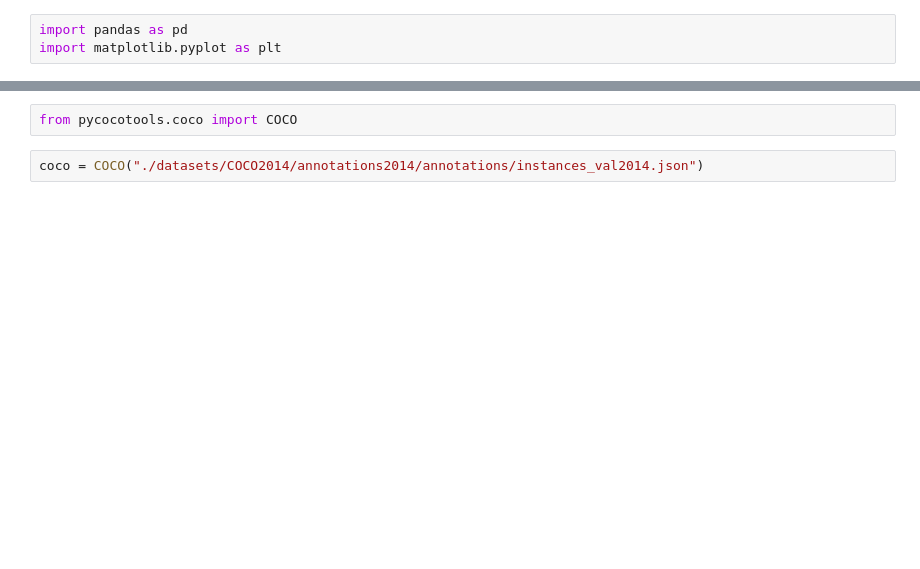
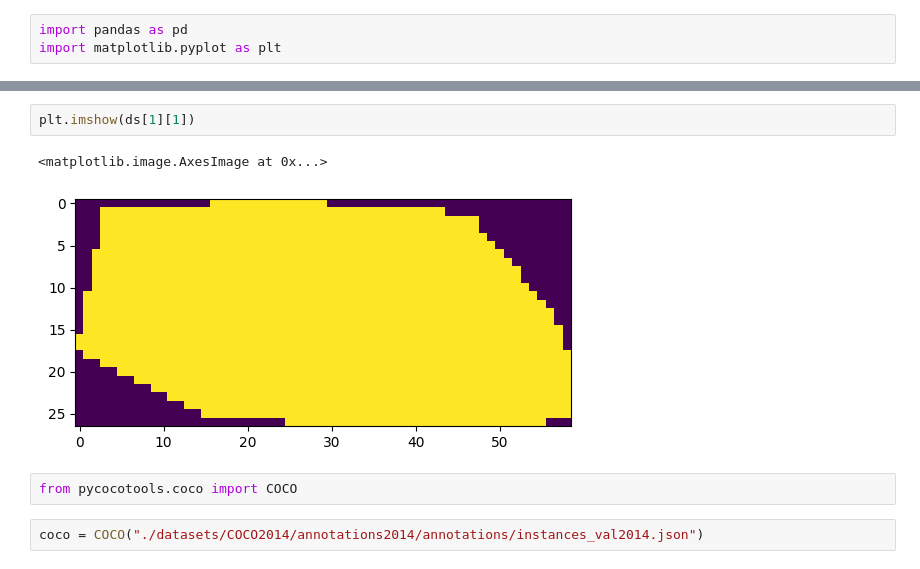
Before and after one commit to mbisan/outlier-detection, a Jupyter notebook: notebooks/test.ipynb, the cells around one changed output, grey strips where cells are left out. Cells and saved outputs as stored; diff of their text form; blank space fills up the shorter version.

```diff
--- a/notebooks/test.ipynb
+++ b/notebooks/test.ipynb
@@ -24,3 +36,8 @@ with open("./datasets/COCO2014/annotations2014/annotations/instances_val2014.jso
+# %%
+plt.imshow(ds[1][1])
+# %% [output]
+<matplotlib.image.AxesImage at 0x...>
+[figure, added]
 # %%
 from pycocotools.coco import COCO
 # %%
```
Also changed, not shown: parts of 23 cells of this notebook, 1 other file.
